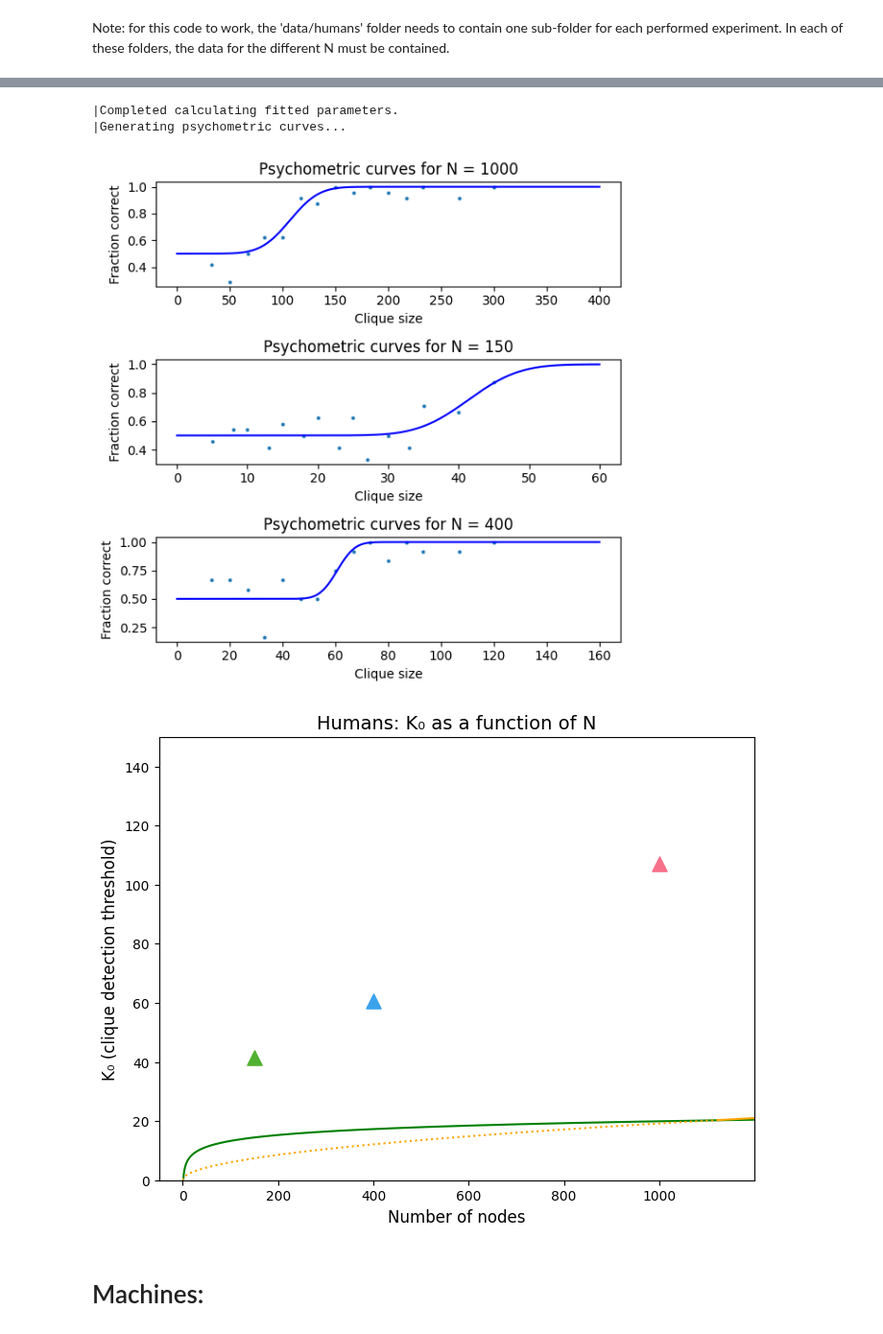
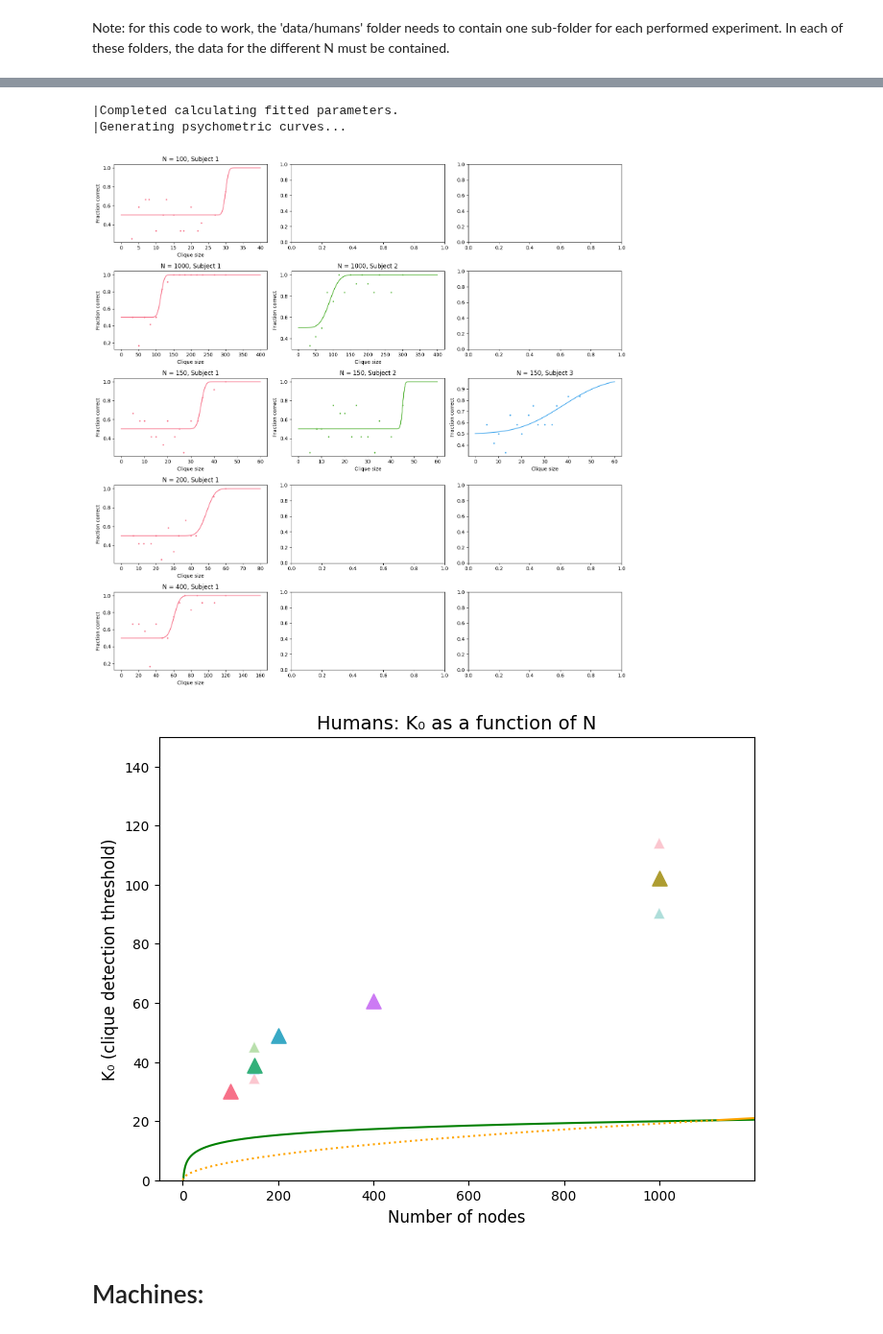
Before and after one commit to danieletirinnanzi/HUPLACLIP-analysis, a Jupyter notebook: data_analysis/HUPLACLIP-combined-analysis.ipynb, the cells around one changed output, grey strips where cells are left out. Shown at 96% size. Saved outputs shown, nothing was run; the diff lists cells and outputs as text; code cells hidden in the pictures.

Commit message:
uploaded new mock human data + implemented MachinesAnalysisPipeline

```diff
--- a/data_analysis/HUPLACLIP-combined-analysis.ipynb
+++ b/data_analysis/HUPLACLIP-combined-analysis.ipynb
@@ -364,13 +364,12 @@ class HumanAnalysisPipeline:
         self.calculate_fitted_params()
         self.generate_psychometrics()
         self.generate_main_plot()
-        # TODO: return the complete dataframe that can be retrieved for general plots in combined analysis
-        # return humans_complete_df
+        return self.df_humans_fitted_params
 # %%
 # Instantiate the pipeline with the experiment name
-human_pipeline = HumanAnalysisPipeline(experiment_name="30-08-2024_mock-data", analysis_type="global")
+human_pipeline = HumanAnalysisPipeline(experiment_name="30-08-2024_mock-data", analysis_type="subject-wise")
 
 # Run the entire pipeline
-human_pipeline.run_human_pipeline()
+df_humans_fitted_params = human_pipeline.run_human_pipeline()
 # %% [output]
 |Reading raw data...
@@ -416,7 +416,7 @@ human_pipeline.run_human_pipeline()
-|Completed calculating fitted parameters.
-|Generating psychometric curves...
+|Completed calculating fitted parameters.
+|Generating psychometric curves...
-[figure, old version]
+[figure, new version]
-[figure, old version]
+[figure, new version]
 # %% [markdown]
 # Machines:
 # %% [markdown]
```
Also changed, not shown: parts of 9 cells of this notebook, 3 other files.
